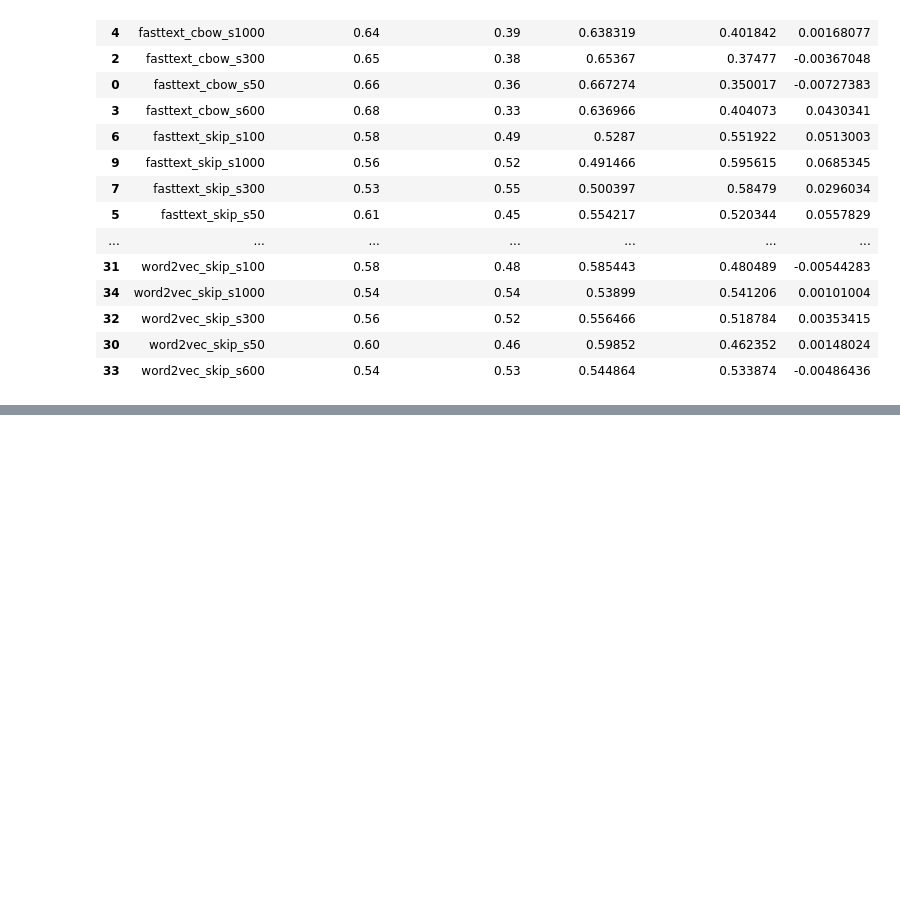
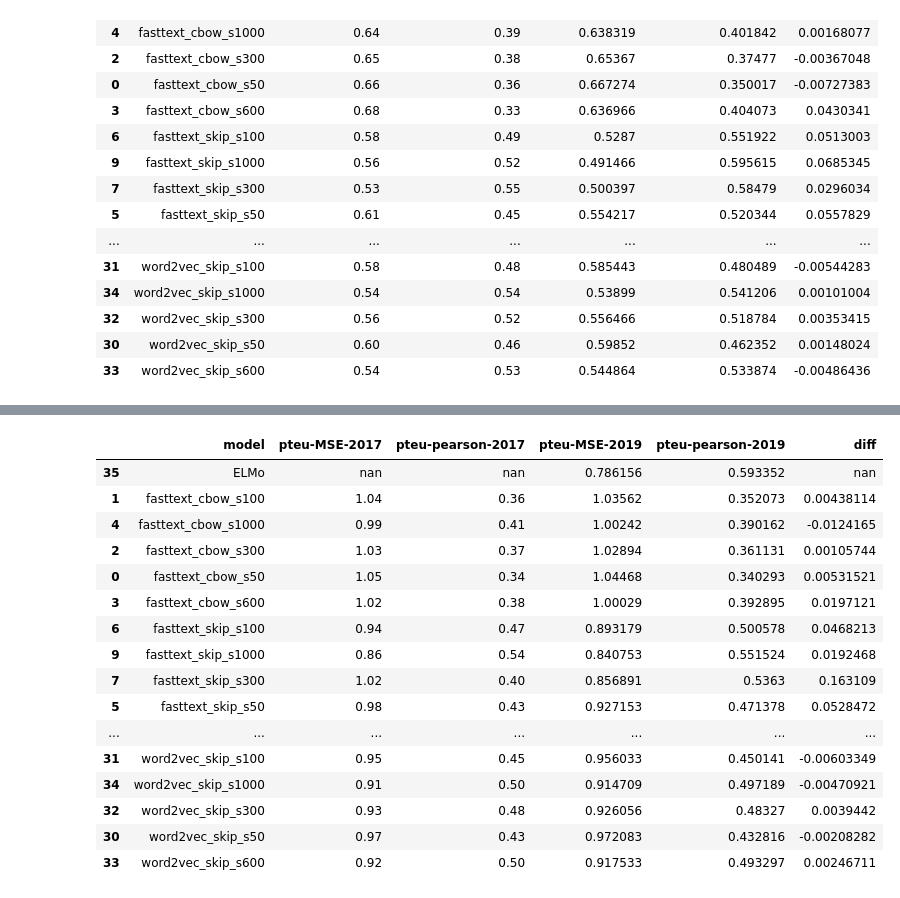
Before and after one commit to ruanchaves/elmo, a Jupyter notebook: Resultados.ipynb, the cells around one changed output, grey strips where cells are left out. Cells and saved outputs as stored; diff of their text form; code cells hidden in the pictures; blank space fills up the shorter version.

```diff
--- a/Resultados.ipynb
+++ b/Resultados.ipynb
@@ -173,3 +152,10 @@ style_df
 | 32 | word2vec_skip_s300 | 0.56 | 0.52 | 0.556466 | 0.518784 | 0.00353415 |
 | 30 | word2vec_skip_s50 | 0.60 | 0.46 | 0.59852 | 0.462352 | 0.00148024 |
 | 33 | word2vec_skip_s600 | 0.54 | 0.53 | 0.544864 | 0.533874 | -0.00486436 |
+# %%
+with open('stats-1563548742.json','r') as f:
+    table = json.load(f)
+
+df2019 = pd.DataFrame(table)
+
+df2019.sort_values(by='MSE')
@@ -175,0 +180,23 @@ style_df
+# %%
+with open('hartmann_results.txt') as f:
+    table = f.read().split('\n')
+
+hartmann_results = []
+for item in table:
+    line = item.split(' ')
+    line = list(filter(lambda x: len(x), line))
+    if not line:
+        continue
+    row = {
+        'model': line[0],
+        'ptbr-pearson-2017': line[1],
+        'ptbr-MSE-2017': line[2],
+        'pteu-pearson-2017': line[3],
+        'pteu-MSE-2017': line[4]
+    }
+    hartmann_results.append(row)
+
+
+df2017 = pd.DataFrame(hartmann_results)
+
+df2017
@@ -175,0 +282,23 @@ style_df
+# %%
+df = df.sort_values(by='model')
+style_df = df.style.apply(highlight_outliers, color='yellow', axis=None, subset=['diff'])
+style_df.to_excel("sentence_similarity_sorted_by_model-pteu-MSE-2019.xlsx")
+style_df
+# %% [output]
+|  | model | pteu-MSE-2017 | pteu-pearson-2017 | pteu-MSE-2019 | pteu-pearson-2019 | diff |
+| 35 | ELMo | nan | nan | 0.786156 | 0.593352 | nan |
+| 1 | fasttext_cbow_s100 | 1.04 | 0.36 | 1.03562 | 0.352073 | 0.00438114 |
+| 4 | fasttext_cbow_s1000 | 0.99 | 0.41 | 1.00242 | 0.390162 | -0.0124165 |
+| 2 | fasttext_cbow_s300 | 1.03 | 0.37 | 1.02894 | 0.361131 | 0.00105744 |
+| 0 | fasttext_cbow_s50 | 1.05 | 0.34 | 1.04468 | 0.340293 | 0.00531521 |
+| 3 | fasttext_cbow_s600 | 1.02 | 0.38 | 1.00029 | 0.392895 | 0.0197121 |
+| 6 | fasttext_skip_s100 | 0.94 | 0.47 | 0.893179 | 0.500578 | 0.0468213 |
+| 9 | fasttext_skip_s1000 | 0.86 | 0.54 | 0.840753 | 0.551524 | 0.0192468 |
+| 7 | fasttext_skip_s300 | 1.02 | 0.40 | 0.856891 | 0.5363 | 0.163109 |
+| 5 | fasttext_skip_s50 | 0.98 | 0.43 | 0.927153 | 0.471378 | 0.0528472 |
+| ... | ... | ... | ... | ... | ... | ... |
+| 31 | word2vec_skip_s100 | 0.95 | 0.45 | 0.956033 | 0.450141 | -0.00603349 |
+| 34 | word2vec_skip_s1000 | 0.91 | 0.50 | 0.914709 | 0.497189 | -0.00470921 |
+| 32 | word2vec_skip_s300 | 0.93 | 0.48 | 0.926056 | 0.48327 | 0.0039442 |
+| 30 | word2vec_skip_s50 | 0.97 | 0.43 | 0.972083 | 0.432816 | -0.00208282 |
+| 33 | word2vec_skip_s600 | 0.92 | 0.50 | 0.917533 | 0.493297 | 0.00246711 |
```
Also changed, not shown: parts of 6 cells of this notebook, 5 other files.
